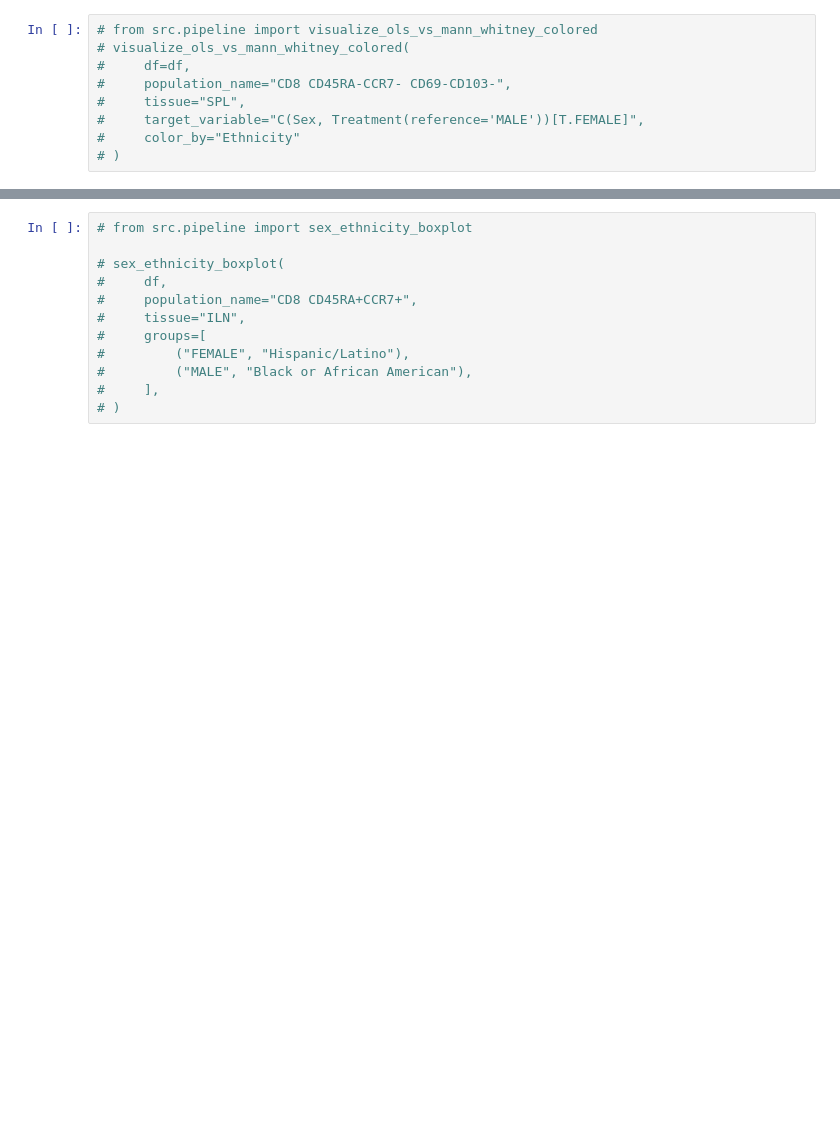
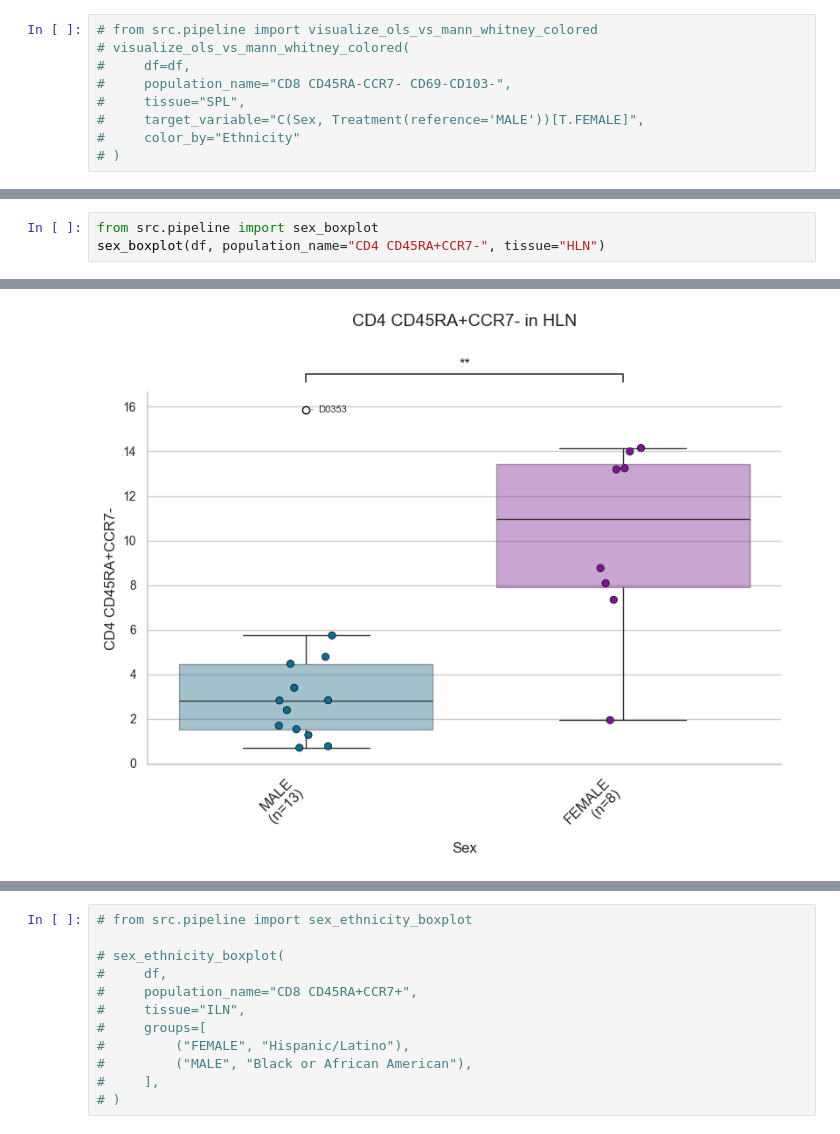
Before and after one commit to derekmesp/Donor-Integrative-Analysis, a Jupyter notebook: analysis_script.ipynb, the cells around one changed output, grey strips where cells are left out. Saved outputs shown, nothing was run; the diff lists cells and outputs as text; blank space fills up the shorter version.

```diff
--- a/analysis_script.ipynb
+++ b/analysis_script.ipynb
@@ -73,0 +130,4 @@ ols_summary(significant_hits)
+# %%
+from src.pipeline import sex_boxplot
+sex_boxplot(df, population_name="CD4 CD45RA+CCR7-", tissue="HLN")
+# %% [output]
@@ -74,3 +135,4 @@ ols_summary(significant_hits)
+[figure, added]
 # %%
 from src.pipeline import plot_group_comparison_summary
 plot_group_comparison_summary(group_comparison_stats_df)
```
Also changed, not shown: parts of 12 cells of this notebook, 2 other files.
